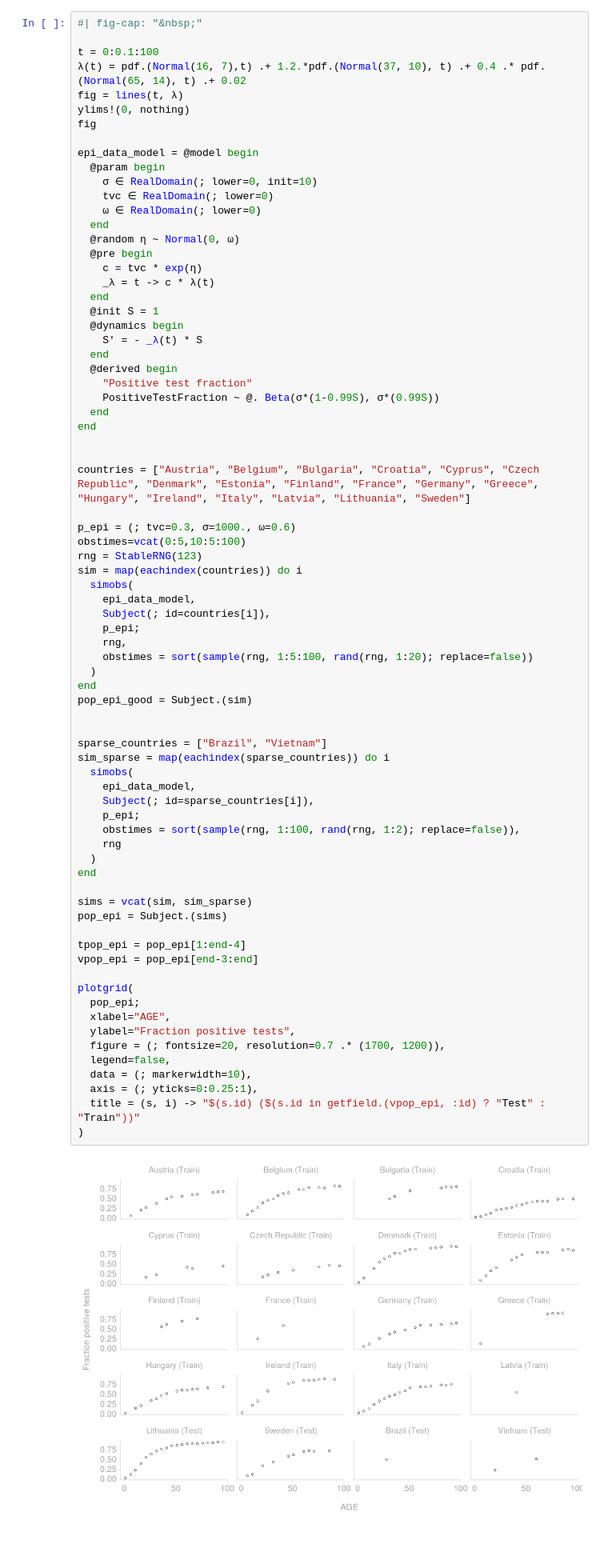
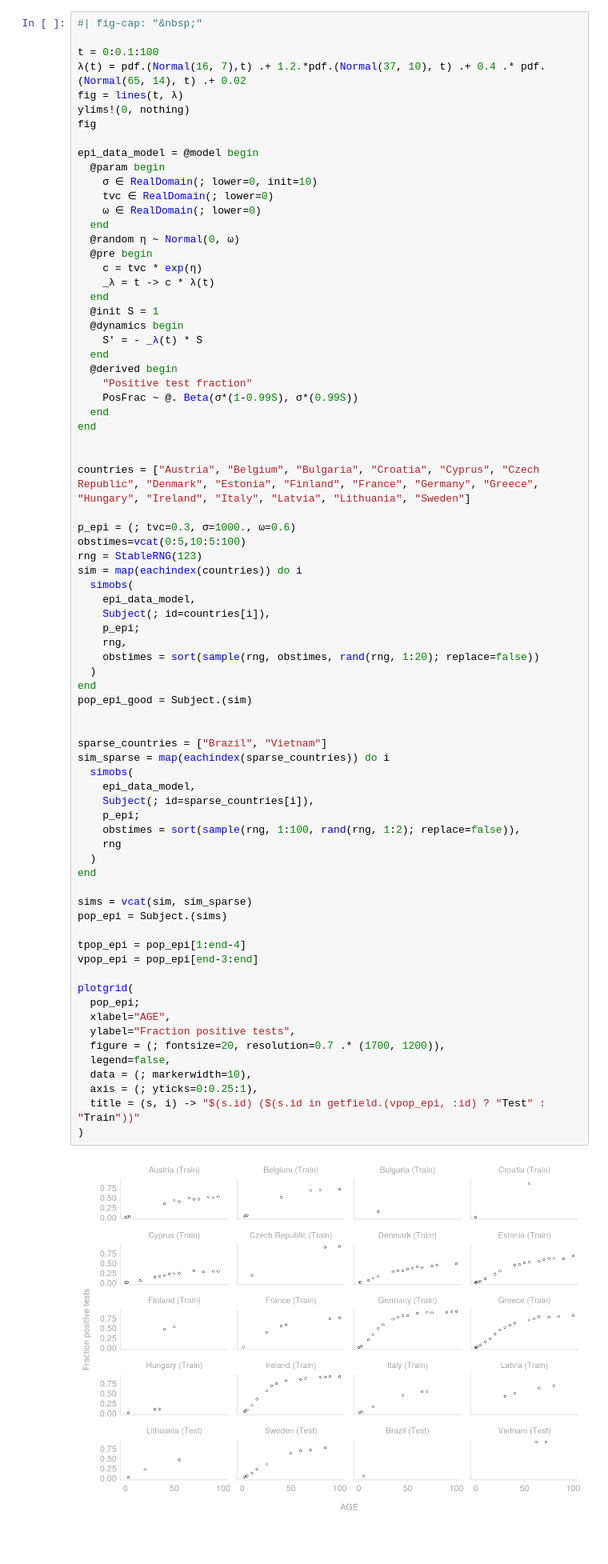
Before and after one commit to PumasAI-Labs/DeepPumas_workshop_2024_BI, a Jupyter notebook: slides/01_DeepPumas_intro_slides.ipynb, the cells around one changed output. Shown at 80% size. Drawn from its saved outputs; the diff is of its cells as text.

```diff
--- a/slides/01_DeepPumas_intro_slides.ipynb
+++ b/slides/01_DeepPumas_intro_slides.ipynb
@@ -836,7 +836,7 @@ epi_data_model = @model begin
   end
   @derived begin
     "Positive test fraction"
-    PositiveTestFraction ~ @. Beta(σ*(1-0.99S), σ*(0.99S))
+    PosFrac ~ @. Beta(σ*(1-0.99S), σ*(0.99S))
   end
 end
 
@@ -852,41 +852,41 @@ sim = map(eachindex(countries)) do i
     Subject(; id=countries[i]),
     p_epi;
     rng,
-    obstimes = sort(sample(rng, 1:5:100, rand(rng, 1:20); replace=false))
+    obstimes = sort(sample(rng, obstimes, rand(rng, 1:20); replace=false))
   )
 end
 pop_epi_good = Subject.(sim)
 
 
 sparse_countries = ["Brazil", "Vietnam"]
 sim_sparse = map(eachindex(sparse_countries)) do i
   simobs(
     epi_data_model,
     Subject(; id=sparse_countries[i]),
     p_epi;
     obstimes = sort(sample(rng, 1:100, rand(rng, 1:2); replace=false)),
     rng
   )
 end
 
 sims = vcat(sim, sim_sparse)
 pop_epi = Subject.(sims)
 
 tpop_epi = pop_epi[1:end-4]
 vpop_epi = pop_epi[end-3:end]
 
 plotgrid(
   pop_epi;
   xlabel="AGE",
   ylabel="Fraction positive tests",
   figure = (; fontsize=20, resolution=0.7 .* (1700, 1200)),
   legend=false,
   data = (; markerwidth=10),
   axis = (; yticks=0:0.25:1),
   title = (s, i) -> "$(s.id) ($(s.id in getfield.(vpop_epi, :id) ? "Test" : "Train"))"
 )
 # %% [output]
-[figure, old version]
+[figure, new version]
 # %% [markdown]
 ##
 # %%
```
Also changed, not shown: parts of 7 cells of this notebook.
